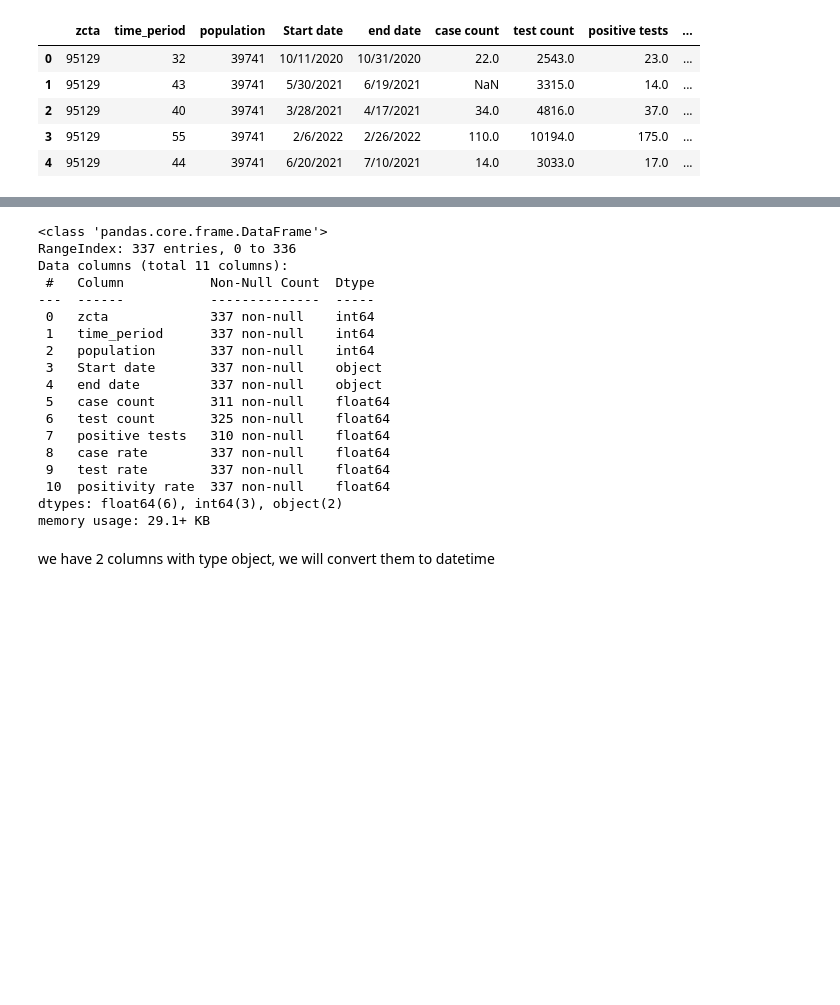
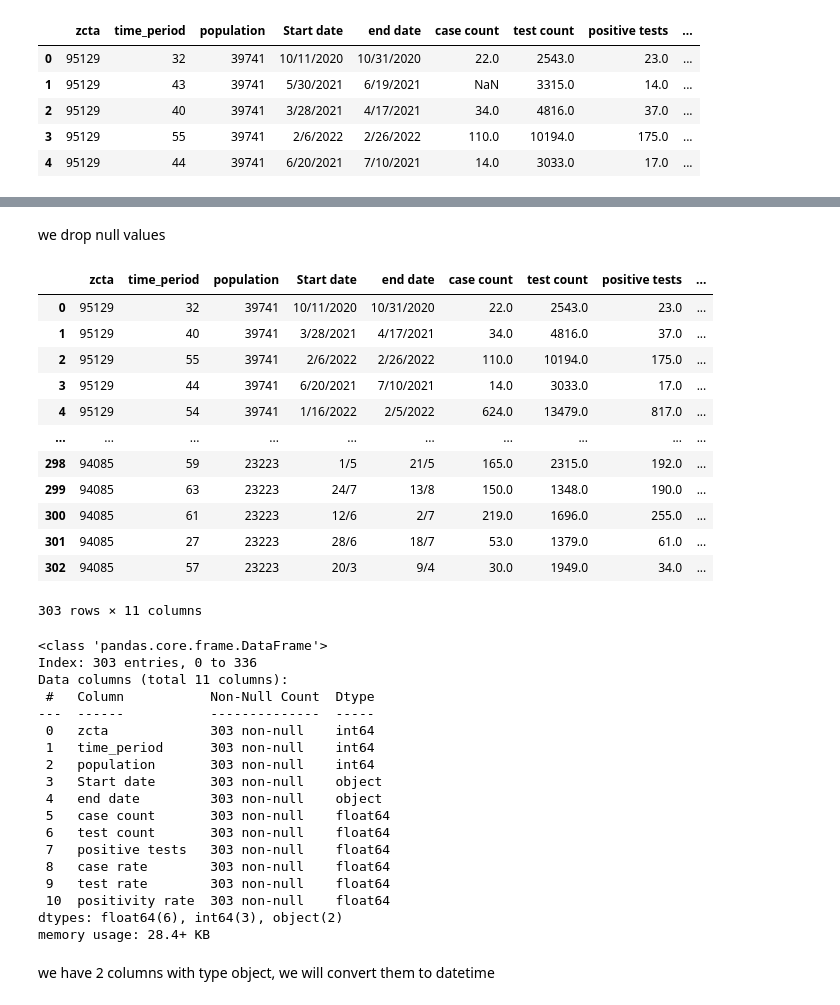
Before and after one commit to RedhaWassim/DataMining-project, a Jupyter notebook: notebook/EDA part 2.ipynb, the cells around one changed output, grey strips where cells are left out. Drawn from its saved outputs; the diff is of its cells as text; code cells hidden in the pictures; blank space fills up the shorter version.

```diff
--- a/notebook/EDA part 2.ipynb
+++ b/notebook/EDA part 2.ipynb
@@ -33,24 +84,46 @@ df.head()
+# %% [markdown]
+we drop null values
+# %%
+df.dropna(inplace=True)
+# %%
+df.reset_index(drop=True,inplace=True)
+# %%
+df
+# %% [output]
+|  | zcta | time_period | population | Start date | end date | case count | test count | positive tests | ... |
+| 0 | 95129 | 32 | 39741 | 10/11/2020 | 10/31/2020 | 22.0 | 2543.0 | 23.0 | ... |
+| 1 | 95129 | 40 | 39741 | 3/28/2021 | 4/17/2021 | 34.0 | 4816.0 | 37.0 | ... |
+| 2 | 95129 | 55 | 39741 | 2/6/2022 | 2/26/2022 | 110.0 | 10194.0 | 175.0 | ... |
+| 3 | 95129 | 44 | 39741 | 6/20/2021 | 7/10/2021 | 14.0 | 3033.0 | 17.0 | ... |
+| 4 | 95129 | 54 | 39741 | 1/16/2022 | 2/5/2022 | 624.0 | 13479.0 | 817.0 | ... |
+| ... | ... | ... | ... | ... | ... | ... | ... | ... | ... |
+| 298 | 94085 | 59 | 23223 | 1/5 | 21/5 | 165.0 | 2315.0 | 192.0 | ... |
+| 299 | 94085 | 63 | 23223 | 24/7 | 13/8 | 150.0 | 1348.0 | 190.0 | ... |
+| 300 | 94085 | 61 | 23223 | 12/6 | 2/7 | 219.0 | 1696.0 | 255.0 | ... |
+| 301 | 94085 | 27 | 23223 | 28/6 | 18/7 | 53.0 | 1379.0 | 61.0 | ... |
+| 302 | 94085 | 57 | 23223 | 20/3 | 9/4 | 30.0 | 1949.0 | 34.0 | ... |
+303 rows × 11 columns
 # %%
 df.info()
 # %% [output]
 <class 'pandas.core.frame.DataFrame'>
-RangeIndex: 337 entries, 0 to 336
+Index: 303 entries, 0 to 336
 Data columns (total 11 columns):
  #   Column           Non-Null Count  Dtype
 ---  ------           --------------  -----
- 0   zcta             337 non-null    int64
- 1   time_period      337 non-null    int64
- 2   population       337 non-null    int64
- 3   Start date       337 non-null    object
- 4   end date         337 non-null    object
- 5   case count       311 non-null    float64
- 6   test count       325 non-null    float64
- 7   positive tests   310 non-null    float64
- 8   case rate        337 non-null    float64
- 9   test rate        337 non-null    float64
- 10  positivity rate  337 non-null    float64
+ 0   zcta             303 non-null    int64
+ 1   time_period      303 non-null    int64
+ 2   population       303 non-null    int64
+ 3   Start date       303 non-null    object
+ 4   end date         303 non-null    object
+ 5   case count       303 non-null    float64
+ 6   test count       303 non-null    float64
+ 7   positive tests   303 non-null    float64
+ 8   case rate        303 non-null    float64
+ 9   test rate        303 non-null    float64
+ 10  positivity rate  303 non-null    float64
 dtypes: float64(6), int64(3), object(2)
-memory usage: 29.1+ KB
+memory usage: 28.4+ KB
 # %% [markdown]
 we have 2 columns with type object, we will convert them to datetime
 # %% [markdown]
```
Also changed, not shown: parts of 20 cells of this notebook, 5 other files.
